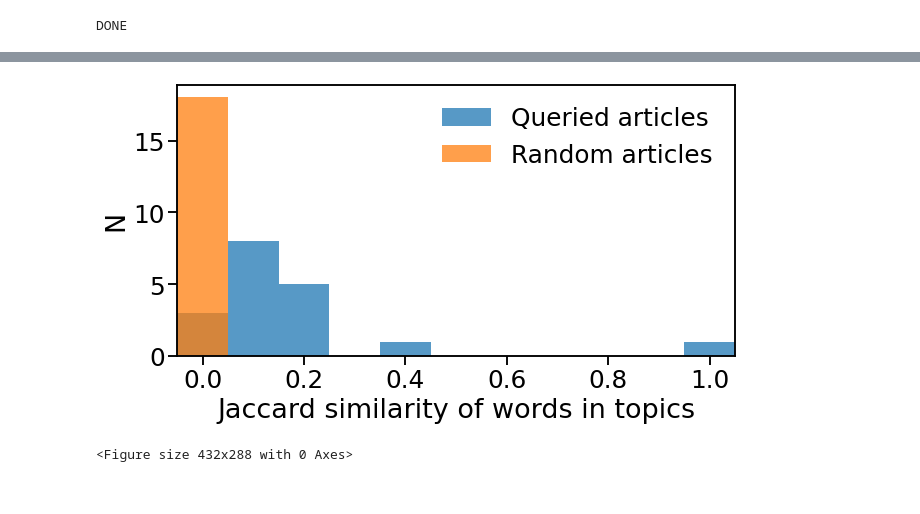
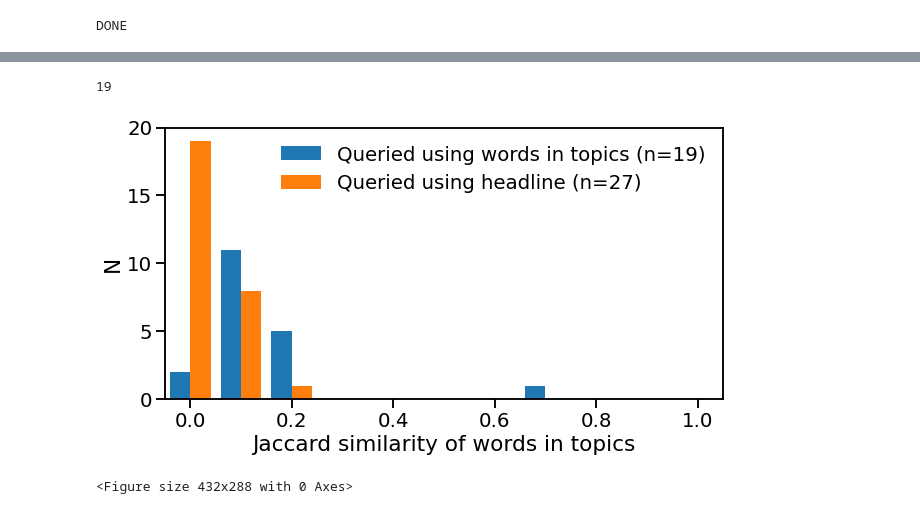
Before and after one commit to sagarsetru/debiaser, a Jupyter notebook: notebooks/6 Validation_comparing_queried_random_headlineFound_articles.ipynb, the cells around one changed output, grey strips where cells are left out. Cells and saved outputs as stored; diff of their text form; code cells hidden in the pictures.

Commit message:
added additional validation comparing articles queried using words in topics to articles queried using headline

```diff
--- a/notebooks/6 Validation_comparing_queried_random_headlineFound_articles.ipynb
+++ b/notebooks/6 Validation_comparing_queried_random_headlineFound_articles.ipynb
@@ -166,5 +248,9 @@ query words:  coronavirus virus pandemic taiwan racist
 DONE
 # %%
+# array for jaccard sim
+jaccard_sim_random_articles = np.zeros((len(urls_random),1))
+
+# get jaccard sim between queried and random
 for ind, url in enumerate(urls_random):
 
     # get query words
@@ -196 +282,17 @@ query words:  halen van eddie guitar rock
 DONE
+# %%
+# array for jaccard sim measurements
+jaccard_sim_headline_articles = np.zeros((len(urls_headline),1))
+
+# get jaccard sim between main article and articles queried with headlines
+for ind, url in enumerate(urls_headline):
+
+    # get query words
+    query_words = return_suggested_articles2(url,num_lda_topics=1)
+
+    print(f'query words: {query_words[0]}')
+    jaccard_sim = get_jaccard_sim(url_main_query_words[1],query_words[1])
+
+    jaccard_sim_headline_articles[ind] = jaccard_sim
+
+print('DONE')
@@ -197,15 +317,25 @@ DONE
+# %%
+len(jaccard_sim_queried_articles)
+# %% [output]
+19
 # %%
+alpha_val = 1
+
 plt.figure(figsize=(10,5));
-plt.hist(jaccard_sim_queried_articles,bins=np.arange(0,1.2,.1)-.05,alpha=0.75);
-plt.hist(jaccard_sim_random_articles,bins=np.arange(0,1.2,.1)-.05,alpha=0.75);
+plt.hist([jaccard_sim_queried_articles.reshape(len(jaccard_sim_queried_articles),),
+          jaccard_sim_headline_articles.reshape(len(jaccard_sim_headline_articles),)],bins=np.arange(0,1.2,.1)-.05,alpha=alpha_val);
+# plt.hist(jaccard_sim_headline_articles,bins=np.arange(0,1.2,.1)-.05,alpha=alpha_val);
+# plt.hist(jaccard_sim_random_articles,bins=np.arange(0,1.2,.1)-.05,alpha=alpha_val);
 plt.ylabel('N');
 plt.xlabel('Jaccard similarity of words in topics')
-sns.set_context('talk', font_scale=1.5);
+sns.set_context('talk', font_scale=1.2);
 plt.xlim([-.05,1.05])
-plt.legend(('Queried articles','Random articles'),framealpha=0)
+plt.ylim([0,20])
+plt.legend((f'Queried using words in topics (n={len(urls_queried)})',
+            f'Queried using headline (n={len(urls_headline)})'),framealpha=0)
 # plt.xticks(rotation=90);
 plt.show();
 plt.clf();
 # %% [output]
-[figure, old version]
+[figure, new version]
 <Figure size 432x288 with 0 Axes>
```
Also changed, not shown: parts of 10 cells of this notebook.
